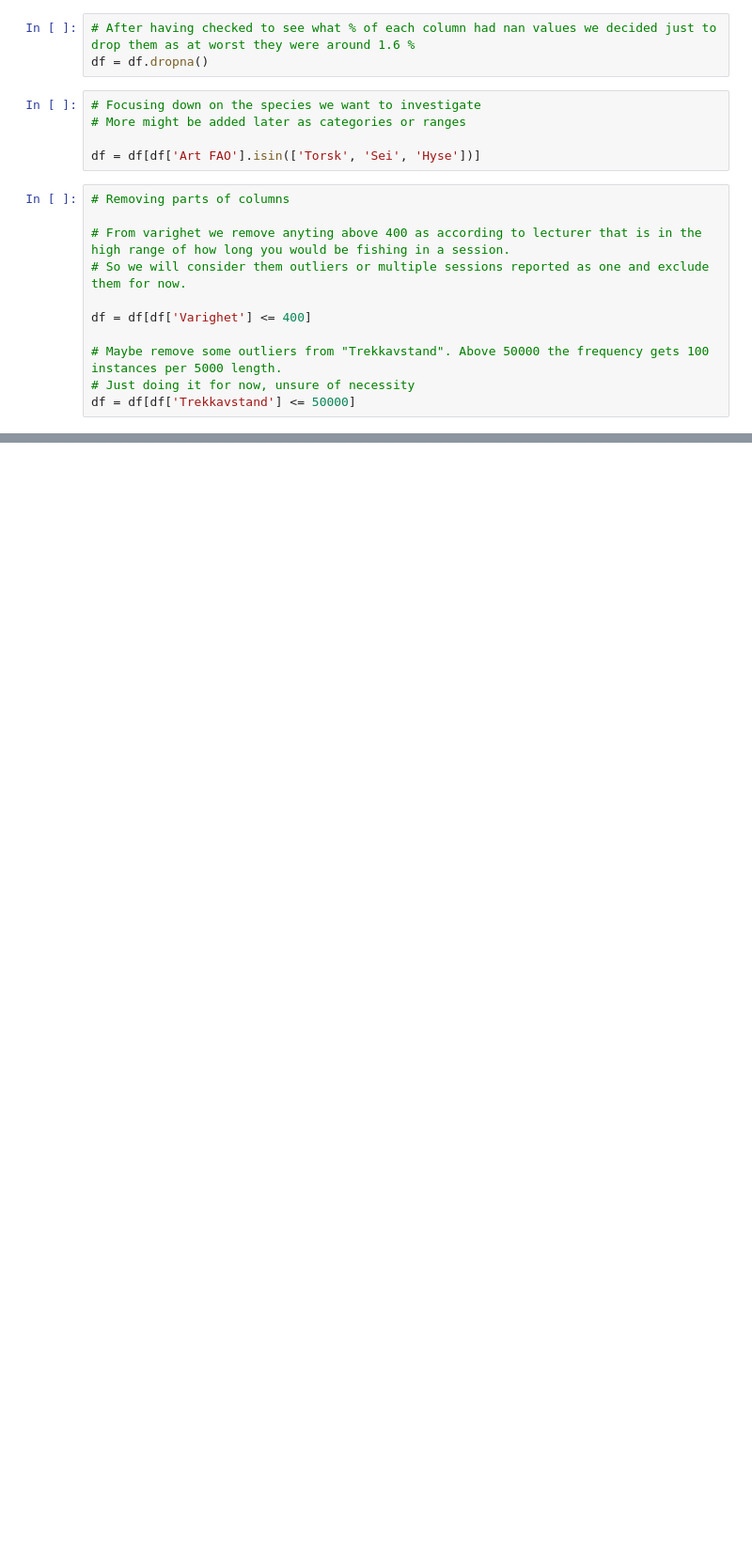
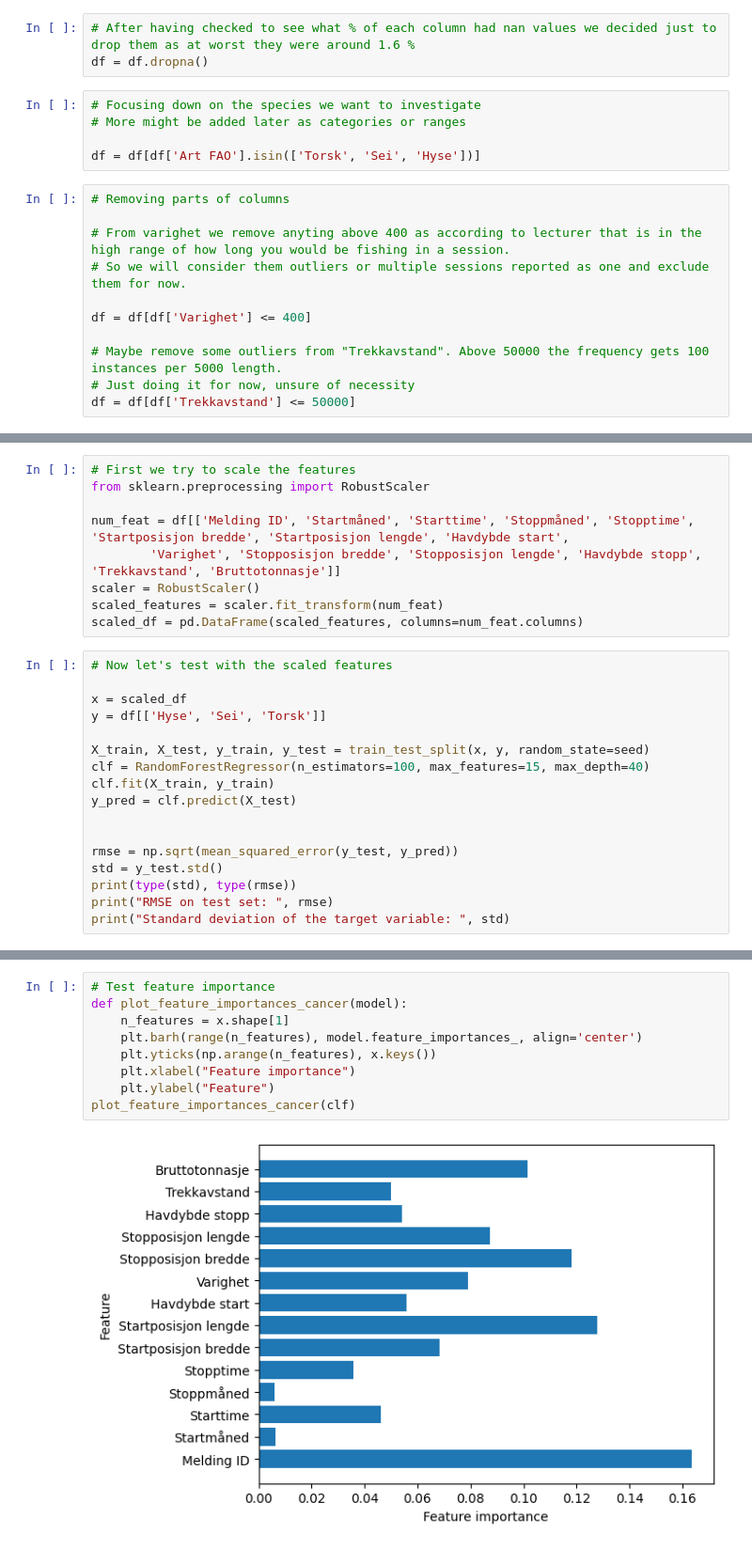
Before and after one commit to Pzorster/INFO284pzor, a Jupyter notebook: Preprosessing.ipynb, the cells around one changed output, grey strips where cells are left out. Shown at 94% size. Drawn from its saved outputs; the diff is of its cells as text; blank space fills up the shorter version.

```diff
--- a/Preprosessing.ipynb
+++ b/Preprosessing.ipynb
@@ -129,0 +193,26 @@ After pre-processing the dataset has 20 columns and 51083 rows
+# %%
+# First we try to scale the features
+from sklearn.preprocessing import RobustScaler
+
+num_feat = df[['Melding ID', 'Startmåned', 'Starttime', 'Stoppmåned', 'Stopptime', 'Startposisjon bredde', 'Startposisjon lengde', 'Havdybde start',
+        'Varighet', 'Stopposisjon bredde', 'Stopposisjon lengde', 'Havdybde stopp', 'Trekkavstand', 'Bruttotonnasje']]
+scaler = RobustScaler()
+scaled_features = scaler.fit_transform(num_feat)
+scaled_df = pd.DataFrame(scaled_features, columns=num_feat.columns)
+# %%
+# Now let's test with the scaled features
+
+x = scaled_df
+y = df[['Hyse', 'Sei', 'Torsk']]
+
+X_train, X_test, y_train, y_test = train_test_split(x, y, random_state=seed)
+clf = RandomForestRegressor(n_estimators=100, max_features=15, max_depth=40)
+clf.fit(X_train, y_train)
+y_pred = clf.predict(X_test)
+
+
+rmse = np.sqrt(mean_squared_error(y_test, y_pred))
+std = y_test.std()
+print(type(std), type(rmse))
+print("RMSE on test set: ", rmse)
+print("Standard deviation of the target variable: ", std)
@@ -129,0 +227,11 @@ After pre-processing the dataset has 20 columns and 51083 rows
+# %%
+# Test feature importance
+def plot_feature_importances_cancer(model):
+    n_features = x.shape[1]
+    plt.barh(range(n_features), model.feature_importances_, align='center')
+    plt.yticks(np.arange(n_features), x.keys())
+    plt.xlabel("Feature importance")
+    plt.ylabel("Feature")
+plot_feature_importances_cancer(clf)
+# %% [output]
+[figure, added]
```
Also changed, not shown: parts of 14 cells of this notebook.
